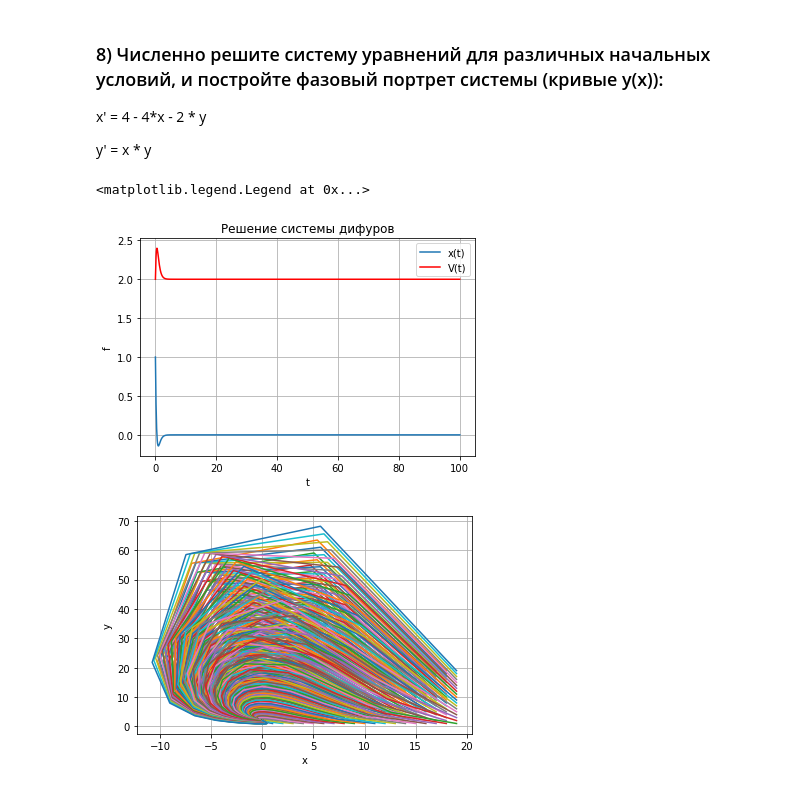
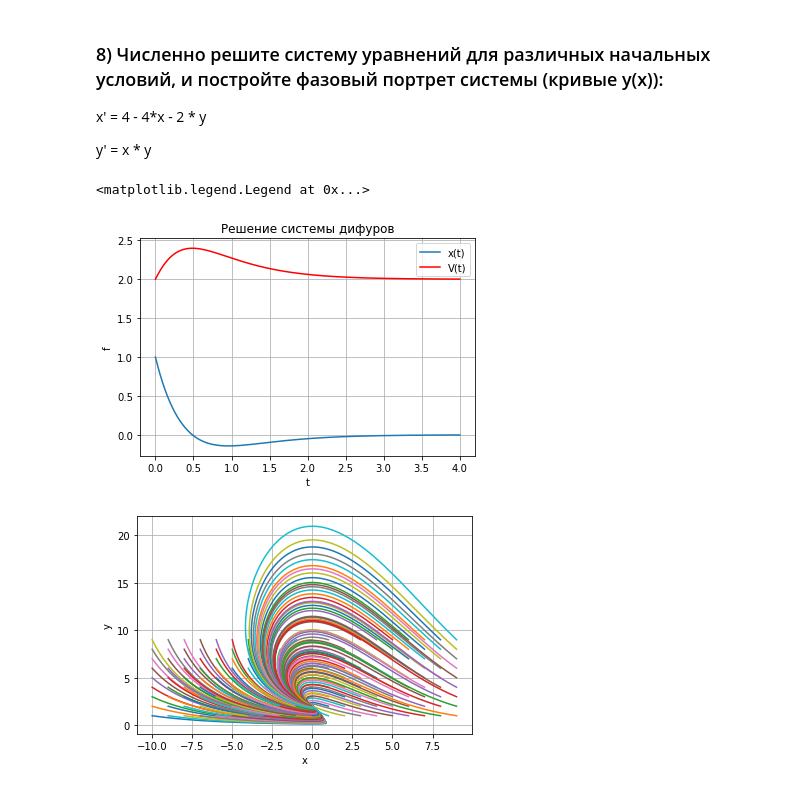
Before and after one commit to egordionok/MAI, a Jupyter notebook: MAI Practice2/Practice2.ipynb, the cells around one changed output. Saved outputs shown, nothing was run; the diff lists cells and outputs as text; code cells hidden in the pictures.

```diff
--- a/MAI Practice2/Practice2.ipynb
+++ b/MAI Practice2/Practice2.ipynb
@@ -174,7 +176,7 @@ def odesys(x, t):
     return [dx0, dx1]
 
 x0 = [1, 2]
-t = np.linspace(0, 100, 1000)
+t = np.linspace(0, 4, 1000)
 X = odeint(odesys, x0, t)
 plt.plot(t,X[:,0])
 plt.plot(t,X[:,1],color='red')
@@ -185,18 +187,17 @@ plt.grid()
 plt.legend(["x(t)","V(t)"])
 # %% [output]
 <matplotlib.legend.Legend at 0x...>
-[figure, old version]
+[figure, new version]
 # %%
-
-for i in range(1, 10, 1):
-    for j in range(1, 20, 1):
+for i in np.arange(-10, 10, 1):
+    for j in np.arange(1, 10, 1):
         x0 = [i, j]
         X = odeint(odesys, x0, t)
         plt.plot(X[:,0],X[:,1])
 
 
 plt.xlabel('x')
 plt.ylabel('y')
 plt.grid()
 # %% [output]
-[figure, old version]
+[figure, new version]
```
Also changed, not shown: parts of 1 cell of this notebook, 2 other files.
